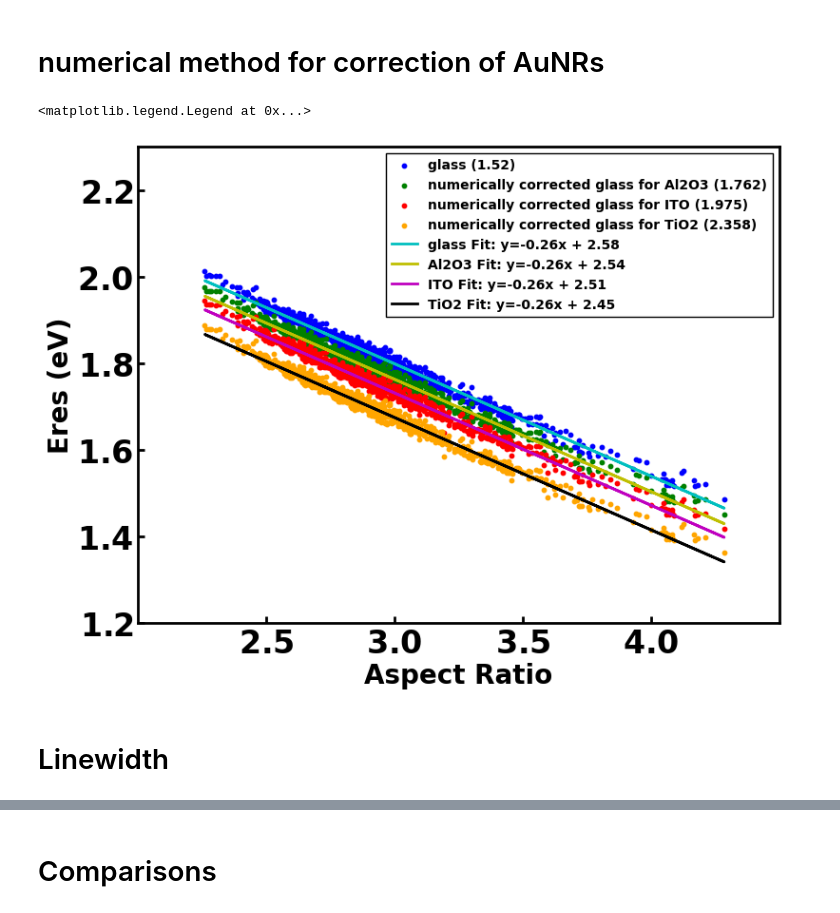
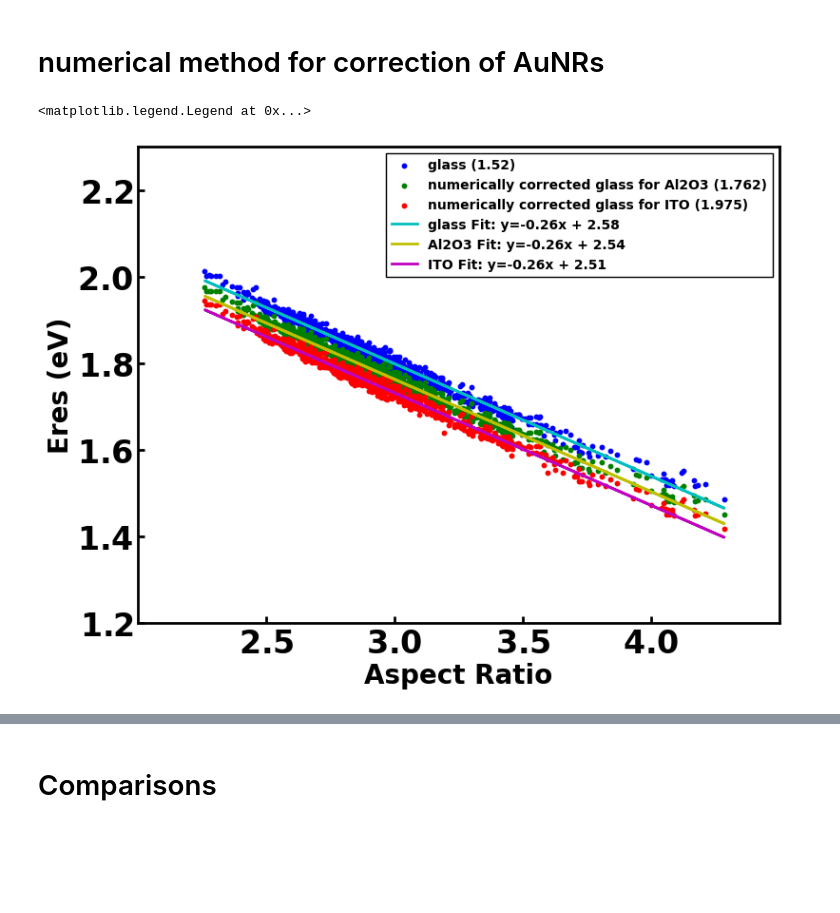
Before and after one commit to SWAN88/AuNR_DA, a Jupyter notebook: 060424_ana_num_comparison.ipynb, the cells around one changed output, grey strips where cells are left out. Cells and saved outputs as stored; diff of their text form; code cells hidden in the pictures; blank space fills up the shorter version.

```diff
--- a/060424_ana_num_comparison.ipynb
+++ b/060424_ana_num_comparison.ipynb
@@ -204,38 +196,30 @@ TiO2_Eres, TiO2_Linewidth = numerical_method(ito_data, glass_data, target_nsub=T
 # %%
 plt.scatter(glass_data['ratio'], glass_data['eres'], s=10, c='b', label='glass (1.52)')
 plt.scatter(glass_data['ratio'], Al2O3_Eres, s=10, c='g', label='numerically corrected glass for Al2O3 (1.762)')
 plt.scatter(glass_data['ratio'], ITO_Eres, s=10, c='r', label='numerically corrected glass for ITO (1.975)')
-plt.scatter(glass_data['ratio'], TiO2_Eres, s=10, c='orange', label='numerically corrected glass for TiO2 (2.358)')
 
 # Perform linear regression
 model_glass = LinearRegression()
 model_glass.fit(glass_data['ratio'].values.reshape(-1, 1), glass_data['eres'])
 slope_glass, intercept_glass = model_glass.coef_[0], model_glass.intercept_
 plt.plot(glass_data['ratio'], slope_glass * glass_data['ratio'] + intercept_glass, c='c', lw=2, label=f'glass Fit: y={slope_glass:.2f}x + {intercept_glass:.2f}')
 
 model_Al2O3 = LinearRegression()
 model_Al2O3.fit(glass_data['ratio'].values.reshape(-1, 1), Al2O3_Eres)
 slope_Al2O3, intercept_Al2O3 = model_Al2O3.coef_[0], model_Al2O3.intercept_
 plt.plot(glass_data['ratio'], slope_Al2O3 * glass_data['ratio'] + intercept_Al2O3, c='y', lw=2, label=f'Al2O3 Fit: y={slope_Al2O3:.2f}x + {intercept_Al2O3:.2f}')
 
 model_ITO = LinearRegression()
 model_ITO.fit(glass_data['ratio'].values.reshape(-1, 1), ITO_Eres)
 slope_ITO, intercept_ITO = model_ITO.coef_[0], model_ITO.intercept_
 plt.plot(glass_data['ratio'], slope_ITO * glass_data['ratio'] + intercept_ITO, c='m', lw=2, label=f'ITO Fit: y={slope_ITO:.2f}x + {intercept_ITO:.2f}')
 
-model_TiO2 = LinearRegression()
-model_TiO2.fit(glass_data['ratio'].values.reshape(-1, 1), TiO2_Eres)
-slope_TiO2, intercept_TiO2 = model_TiO2.coef_[0], model_TiO2.intercept_
-plt.plot(glass_data['ratio'], slope_TiO2 * glass_data['ratio'] + intercept_TiO2, c='k', lw=2, label=f'TiO2 Fit: y={slope_TiO2:.2f}x + {intercept_TiO2:.2f}')
-
 plt.xlabel('Aspect Ratio')
 plt.ylabel('Eres (eV)')
 plt.xticks([2.5, 3.0, 3.5, 4.0])
 plt.xlim(2, 4.5)
 plt.ylim(1.2, 2.3)
 plt.legend()
 # %% [output]
 <matplotlib.legend.Legend at 0x...>
-[figure, old version]
+[figure, new version]
-# %% [markdown]
-# Linewidth
```
Also changed, not shown: parts of 10 cells of this notebook.
